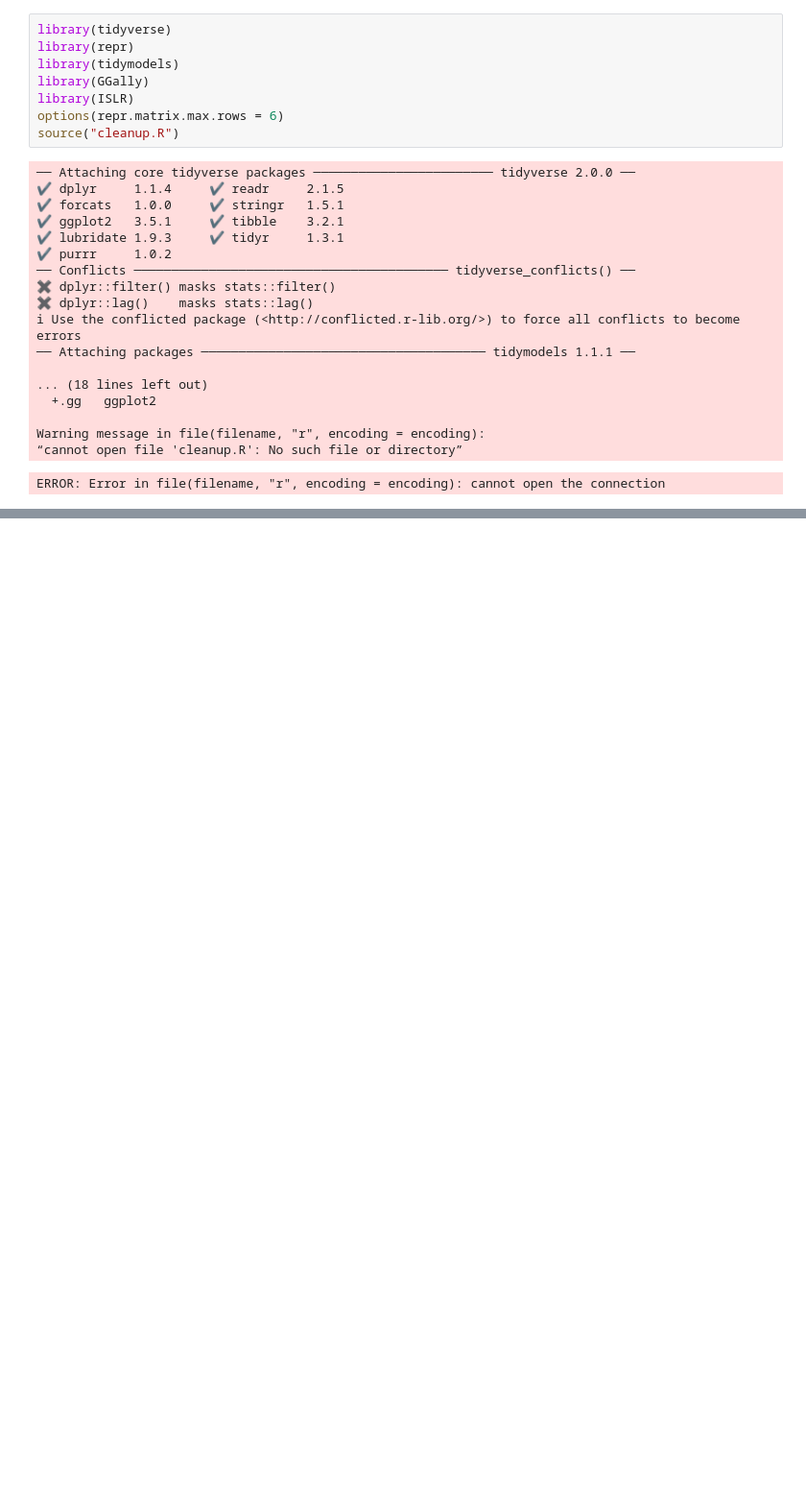
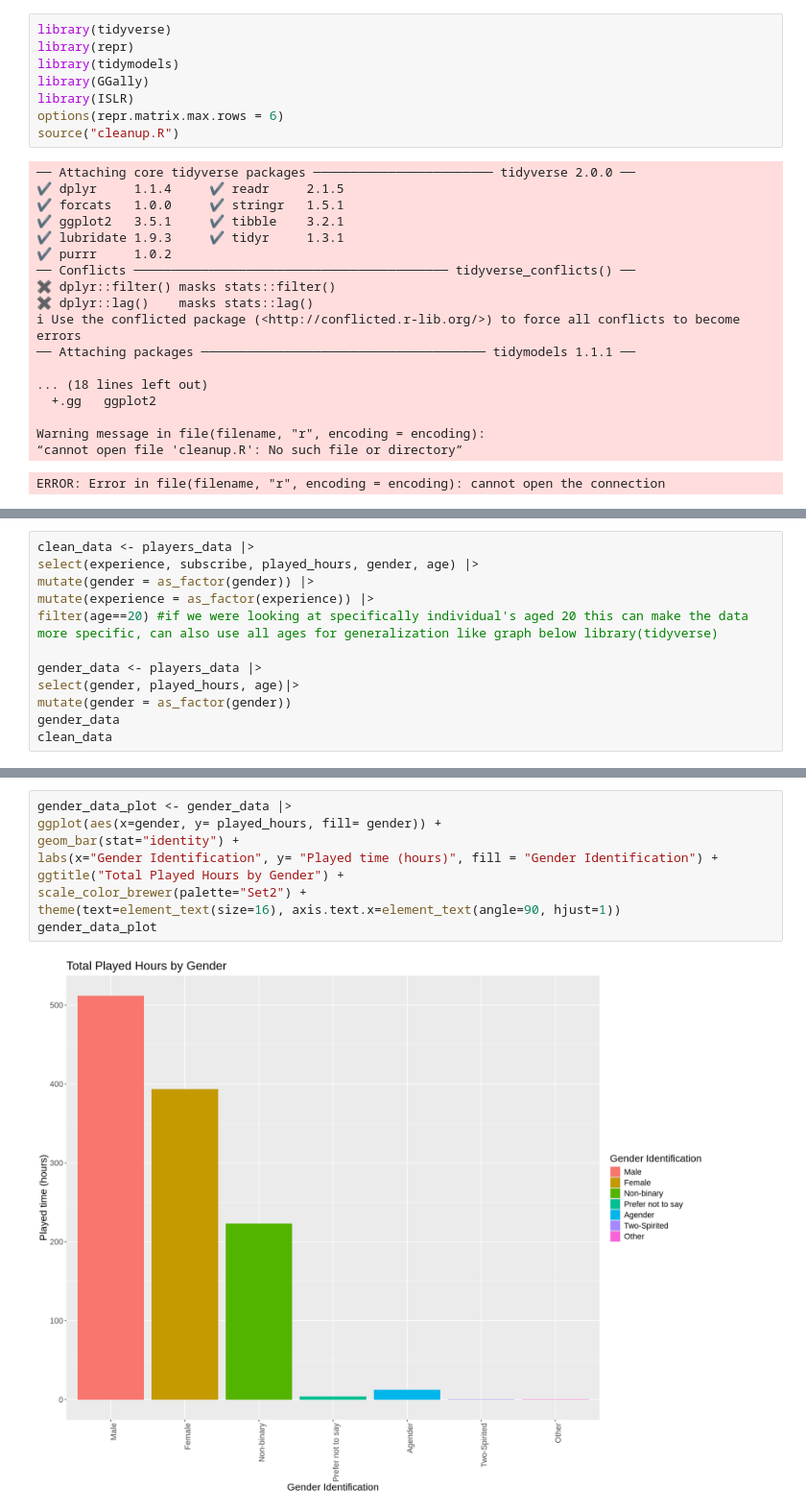
Before and after one commit to juliaawuu45/Final-Project-Report, a Jupyter notebook: Final Project Report.ipynb, the cells around one changed output, grey strips where cells are left out. Shown at 96% size. Drawn from its saved outputs; the diff is of its cells as text; blank space fills up the shorter version.

```diff
--- a/Final Project Report.ipynb
+++ b/Final Project Report.ipynb
@@ -29,0 +43,12 @@ ERROR: Error in file(filename, "r", encoding = encoding): cannot open the connec
+# %%
+clean_data <- players_data |>
+select(experience, subscribe, played_hours, gender, age) |>
+mutate(gender = as_factor(gender)) |>
+mutate(experience = as_factor(experience)) |>
+filter(age==20) #if we were looking at specifically individual's aged 20 this can make the data more specific, can also use all ages for generalization like graph below library(tidyverse)
+
+gender_data <- players_data |>
+select(gender, played_hours, age)|>
+mutate(gender = as_factor(gender))
+gender_data
+clean_data
@@ -29,0 +280,11 @@ ERROR: Error in file(filename, "r", encoding = encoding): cannot open the connec
+# %%
+gender_data_plot <- gender_data |>
+ggplot(aes(x=gender, y= played_hours, fill= gender)) +
+geom_bar(stat="identity") +
+labs(x="Gender Identification", y= "Played time (hours)", fill = "Gender Identification") +
+ggtitle("Total Played Hours by Gender") +
+scale_color_brewer(palette="Set2") +
+theme(text=element_text(size=16), axis.text.x=element_text(angle=90, hjust=1))
+gender_data_plot
+# %% [output]
+[figure, added]
```
Also changed, not shown: parts of 10 cells of this notebook.
